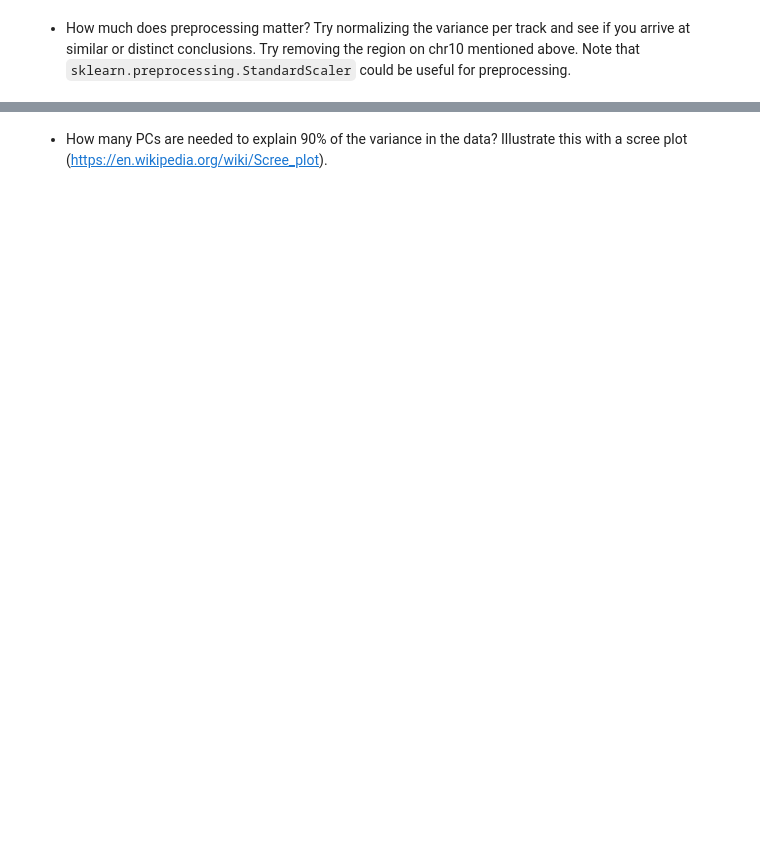
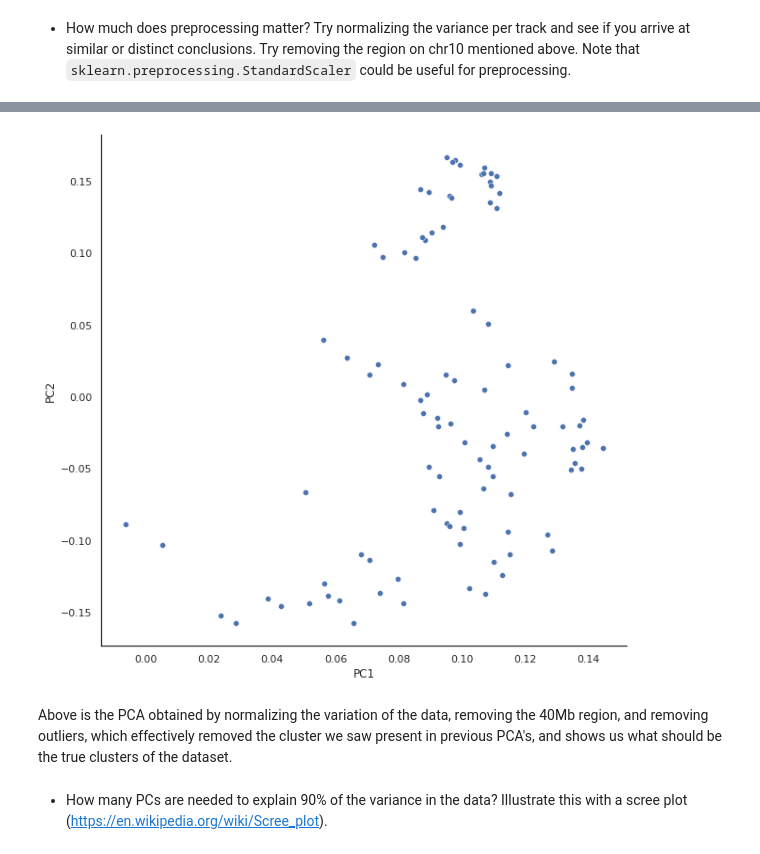
Before and after one commit to ramayyala/qbio577_fall2022, a Jupyter notebook: encode-bigwig-eda.ipynb, the cells around one changed output, grey strips where cells are left out. Saved outputs shown, nothing was run; the diff lists cells and outputs as text; code cells hidden in the pictures; blank space fills up the shorter version.

```diff
--- a/encode-bigwig-eda.ipynb
+++ b/encode-bigwig-eda.ipynb
@@ -265,0 +336,17 @@ fig = px.scatter(components, x=0, y=1,color=df_selected[covariate],width=1000, h
+# %%
+df_selected=df[df['end']!=40000000]
+df_selected=df_selected[df_selected['start']!=40000000]
+df_selected=df_selected.iloc[:, 3:]
+print("Before removing outliers: ",df_selected.shape)
+df_selected=df_selected.T
+df_selected=df_selected.reset_index()
+df_selected=df_selected.rename(columns={"index":"File accession"})
+df_selected=df_selected.set_index("File accession")
+meta=metadata[["File accession","Audit ERROR"]]
+meta=meta.set_index("File accession")
+df_selected=df_selected.merge(meta, on='File accession', how='inner')
+df_selected=df_selected[df_selected['Audit ERROR']=='None']
+
+df_selected=df_selected.drop(['Audit ERROR'],axis=1)
+df_selected=df_selected.T
+print("After removing outliers: ",df_selected.shape)
@@ -266,2 +372,22 @@ fig = px.scatter(components, x=0, y=1,color=df_selected[covariate],width=1000, h
+# %%
+X = df_selected
+X =  StandardScaler().fit_transform(X)
+pca = PCA(n_components=2)
+components = pca.fit_transform(X)
+# %%
+sns.set_context("paper")
+sns.color_palette("pastel")
+sns.set(rc={'figure.figsize':(10,10)})
+sns.set_style("white")
+ax=sns.scatterplot(x = pca.components_[0], y = pca.components_[1])
+ax.set_ylabel("PC2")
+ax.set_xlabel("PC1")
+#ax.set_title("Expression Profiles of the First 10 Samples of the Encode Dataset")
+sns.despine()
+#px.scatter(x=pca.components_[0],y=pca.components_[1], color=labels, width=1000, height=1000, labels={"x":"PC1", "y":"PC2"})
+# %% [output]
+[figure, added]
+# %% [markdown]
+Above is the PCA obtained by normalizing the variation of the data, removing the 40Mb region, and removing outliers, which effectively removed the cluster we saw present in previous PCA's, and shows us what should be the true clusters of the dataset.
 # %% [markdown]
 - How many PCs are needed to explain 90% of the variance in the data? Illustrate this with a scree plot (https://en.wikipedia.org/wiki/Scree_plot).
```
Also changed, not shown: parts of 23 cells of this notebook.
